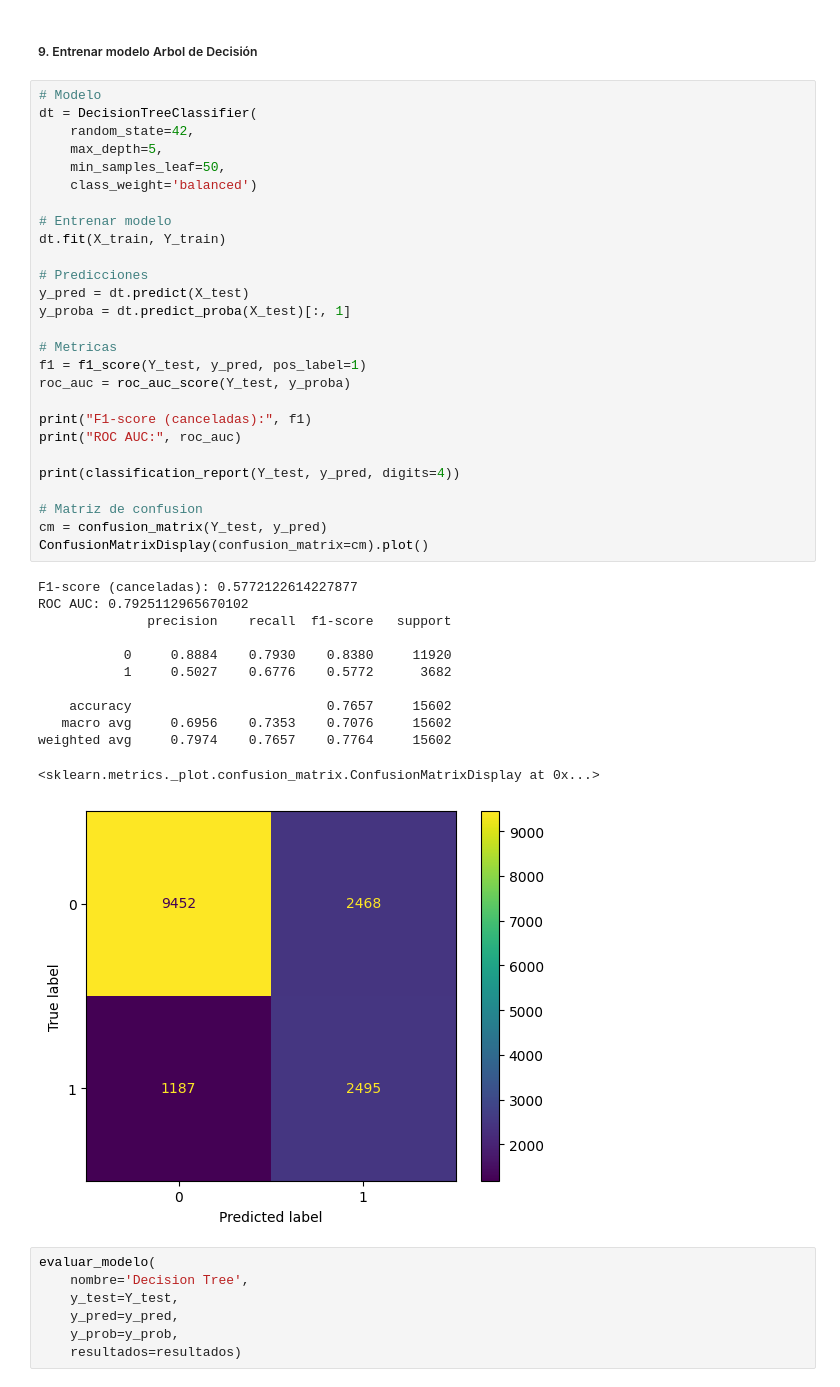
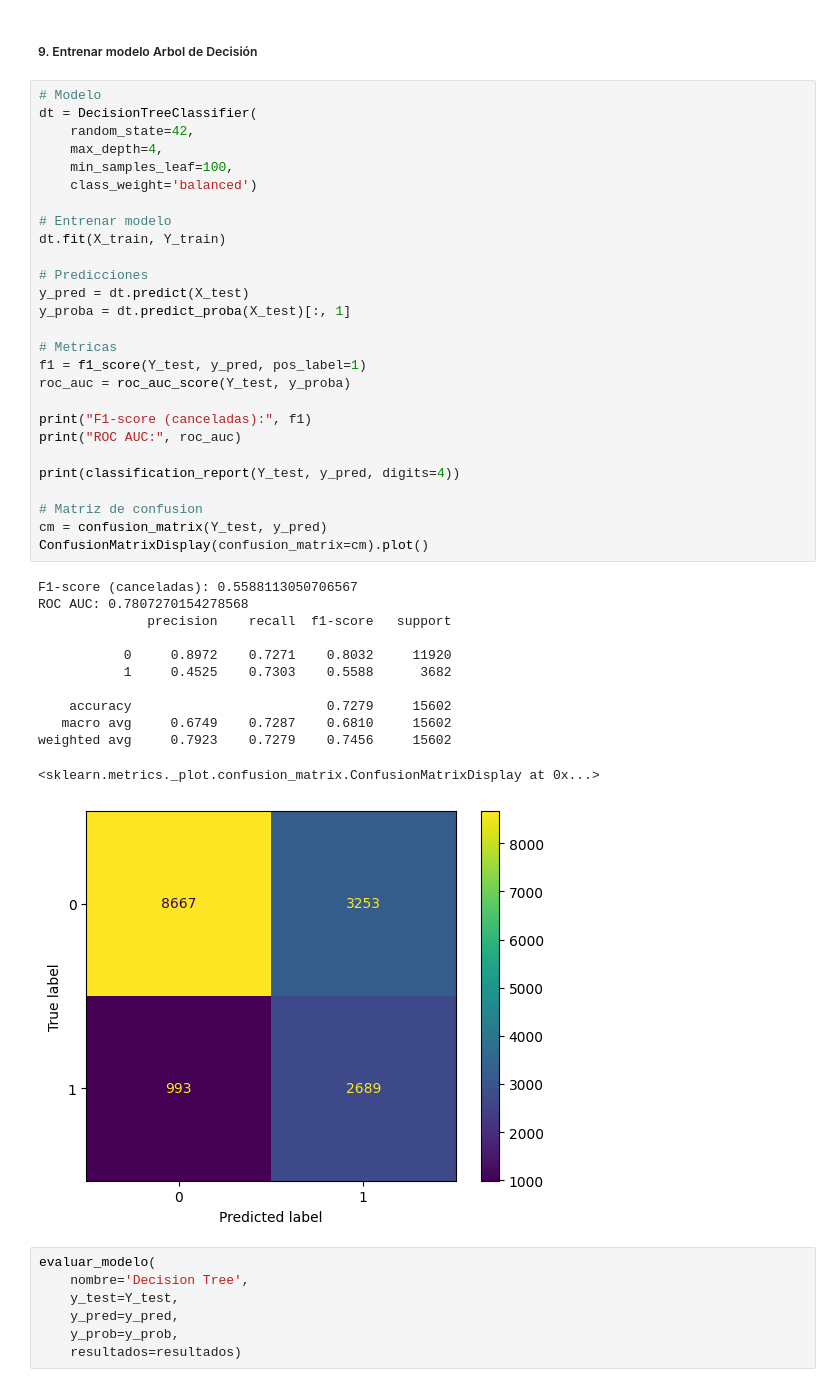
Before and after one commit to javierllorenteMon/RETO_06_VerdeOSCURO, a Jupyter notebook: 07-Modelado.ipynb, the cells around one changed output. Cells and saved outputs as stored; diff of their text form.

```diff
--- a/07-Modelado.ipynb
+++ b/07-Modelado.ipynb
@@ -847,43 +848,43 @@ evaluar_modelo(
 # %%
 # Modelo
 dt = DecisionTreeClassifier(
     random_state=42,
-    max_depth=5,
-    min_samples_leaf=50,
+    max_depth=4,
+    min_samples_leaf=100,
     class_weight='balanced')
 
 # Entrenar modelo
 dt.fit(X_train, Y_train)
 
 # Predicciones
 y_pred = dt.predict(X_test)
 y_proba = dt.predict_proba(X_test)[:, 1]
 
 # Metricas
 f1 = f1_score(Y_test, y_pred, pos_label=1)
 roc_auc = roc_auc_score(Y_test, y_proba)
 
 print("F1-score (canceladas):", f1)
 print("ROC AUC:", roc_auc)
 
 print(classification_report(Y_test, y_pred, digits=4))
 
 # Matriz de confusion
 cm = confusion_matrix(Y_test, y_pred)
 ConfusionMatrixDisplay(confusion_matrix=cm).plot()
 # %% [output]
-F1-score (canceladas): 0.5772122614227877
-ROC AUC: 0.7925112965670102
+F1-score (canceladas): 0.5588113050706567
+ROC AUC: 0.7807270154278568
               precision    recall  f1-score   support
 
-           0     0.8884    0.7930    0.8380     11920
-           1     0.5027    0.6776    0.5772      3682
+           0     0.8972    0.7271    0.8032     11920
+           1     0.4525    0.7303    0.5588      3682
 
-    accuracy                         0.7657     15602
-   macro avg     0.6956    0.7353    0.7076     15602
-weighted avg     0.7974    0.7657    0.7764     15602
+    accuracy                         0.7279     15602
+   macro avg     0.6749    0.7287    0.6810     15602
+weighted avg     0.7923    0.7279    0.7456     15602
 <sklearn.metrics._plot.confusion_matrix.ConfusionMatrixDisplay at 0x...>
-[figure, old version]
+[figure, new version]
 # %%
 evaluar_modelo(
     nombre='Decision Tree',
```
Also changed, not shown: parts of 4 cells of this notebook.
